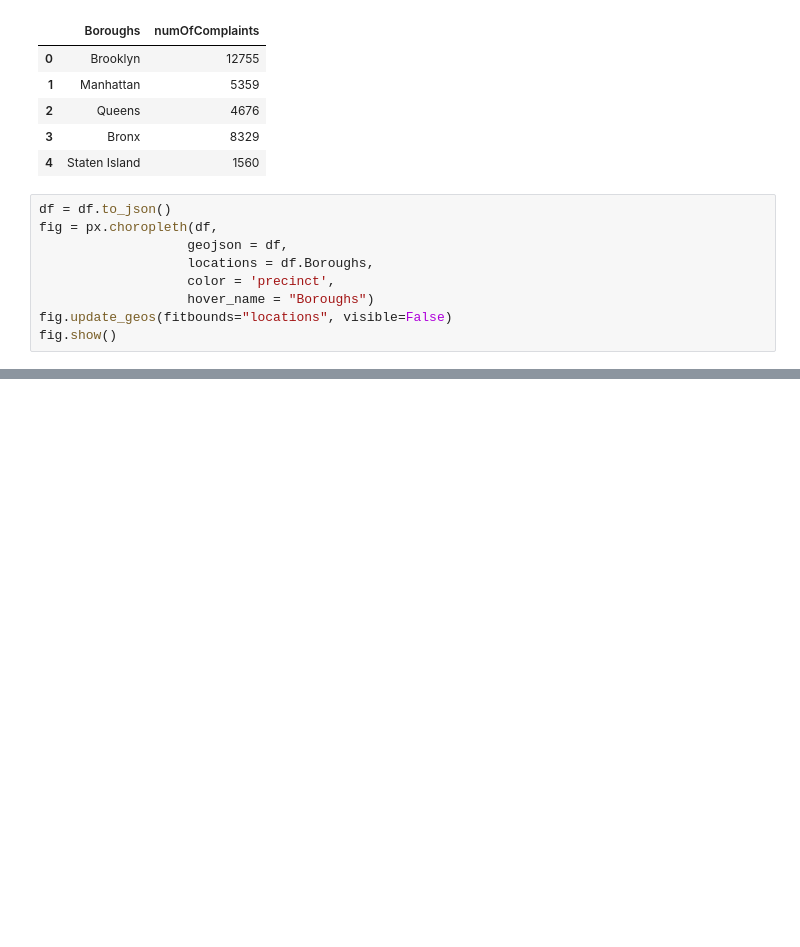
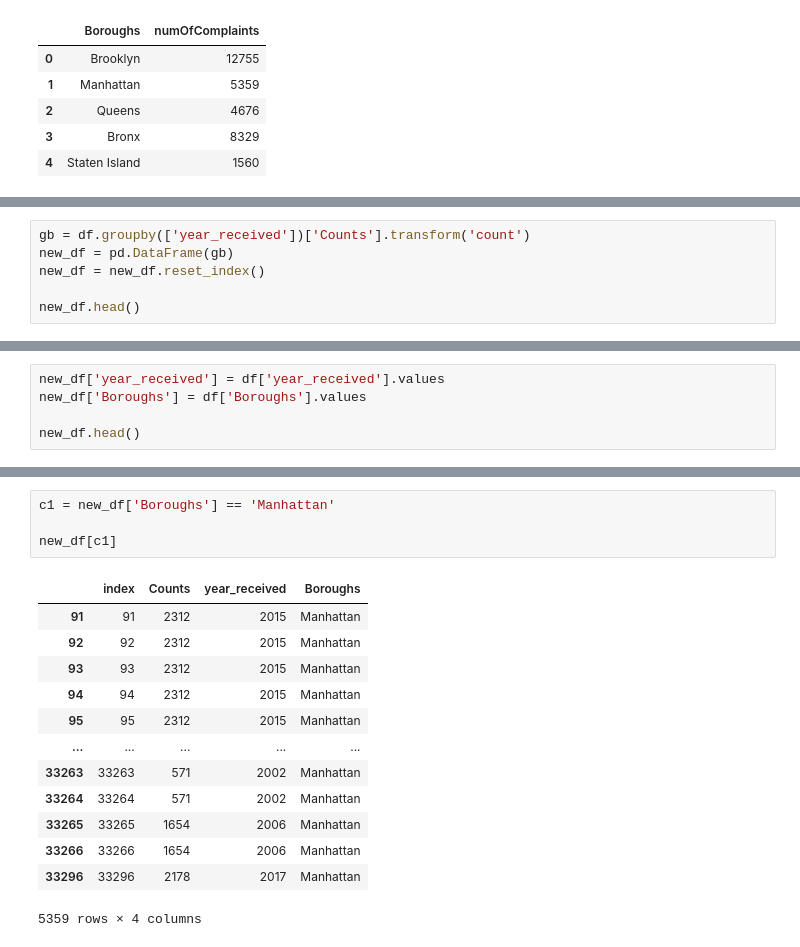
Before and after one commit to ibhuang/NYPD, a Jupyter notebook: Map testing.ipynb, the cells around one changed output, grey strips where cells are left out. Saved outputs shown, nothing was run; the diff lists cells and outputs as text; blank space fills up the shorter version.

Commit message:
Update on the dataframe for map use boroughs

```diff
--- a/Map testing.ipynb
+++ b/Map testing.ipynb
@@ -139,12 +139,3 @@ df1
 | 2 | Queens | 4676 |
 | 3 | Bronx | 8329 |
 | 4 | Staten Island | 1560 |
-# %%
-df = df.to_json()
-fig = px.choropleth(df,
-                   geojson = df,
-                   locations = df.Boroughs,
-                   color = 'precinct',
-                   hover_name = "Boroughs")
-fig.update_geos(fitbounds="locations", visible=False)
-fig.show()
@@ -163,0 +142,6 @@ fig = px.scatter_geo(df, locations="iso_alpha",
+# %%
+gb = df.groupby(['year_received'])['Counts'].transform('count')
+new_df = pd.DataFrame(gb)
+new_df = new_df.reset_index()
+
+new_df.head()
@@ -163,0 +155,5 @@ fig = px.scatter_geo(df, locations="iso_alpha",
+# %%
+new_df['year_received'] = df['year_received'].values
+new_df['Boroughs'] = df['Boroughs'].values
+
+new_df.head()
@@ -163,0 +167,18 @@ fig = px.scatter_geo(df, locations="iso_alpha",
+# %%
+c1 = new_df['Boroughs'] == 'Manhattan'
+
+new_df[c1]
+# %% [output]
+|  | index | Counts | year_received | Boroughs |
+| 91 | 91 | 2312 | 2015 | Manhattan |
+| 92 | 92 | 2312 | 2015 | Manhattan |
+| 93 | 93 | 2312 | 2015 | Manhattan |
+| 94 | 94 | 2312 | 2015 | Manhattan |
+| 95 | 95 | 2312 | 2015 | Manhattan |
+| ... | ... | ... | ... | ... |
+| 33263 | 33263 | 571 | 2002 | Manhattan |
+| 33264 | 33264 | 571 | 2002 | Manhattan |
+| 33265 | 33265 | 1654 | 2006 | Manhattan |
+| 33266 | 33266 | 1654 | 2006 | Manhattan |
+| 33296 | 33296 | 2178 | 2017 | Manhattan |
+5359 rows × 4 columns
```
Also changed, not shown: parts of 7 cells of this notebook.
